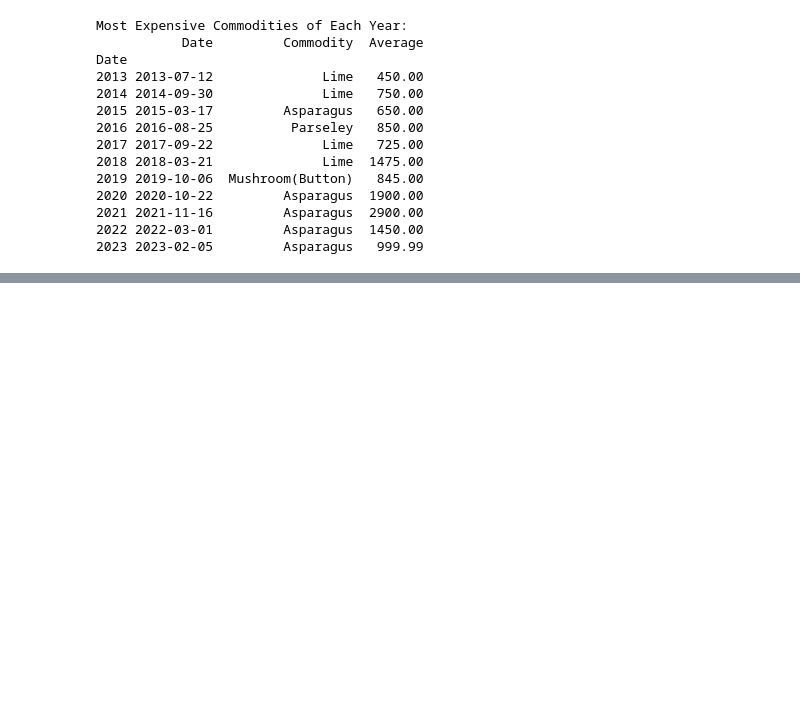
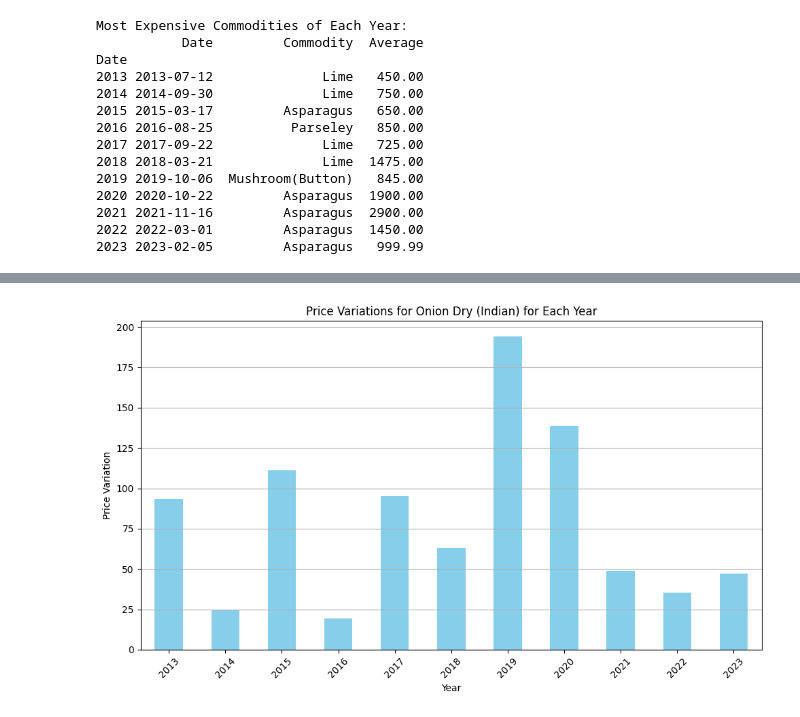
Before and after one commit to Rk-Pudasaini/Data_Analysis, a Jupyter notebook: Kalimati_tarkari_price_analysis.ipynb, the cells around one changed output, grey strips where cells are left out. Drawn from its saved outputs; the diff is of its cells as text; code cells hidden in the pictures; blank space fills up the shorter version.

```diff
--- a/Kalimati_tarkari_price_analysis.ipynb
+++ b/Kalimati_tarkari_price_analysis.ipynb
@@ -526,0 +597,5 @@ Name: Average, dtype: float64
+# %%
+# Example usage:
+plot_variation_bar(df, 'Onion Dry (Indian)')
+# %% [output]
+[figure, added]
```
Also changed, not shown: parts of 11 cells of this notebook.
